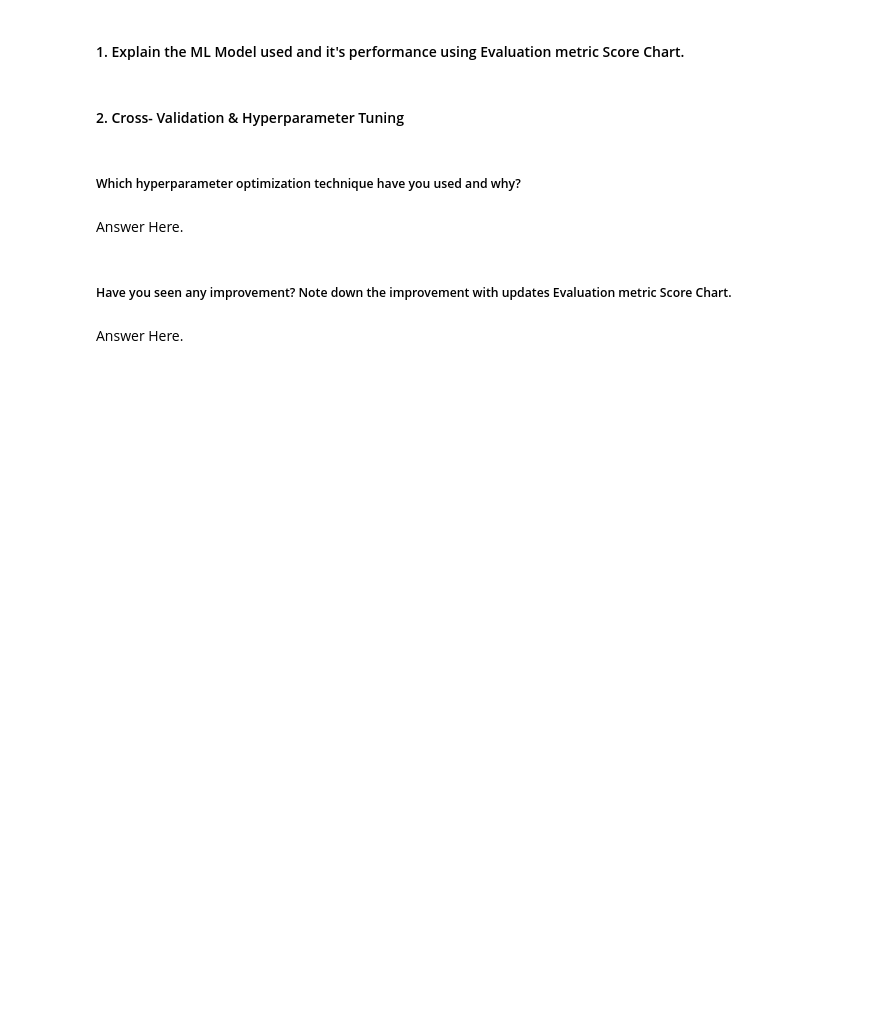
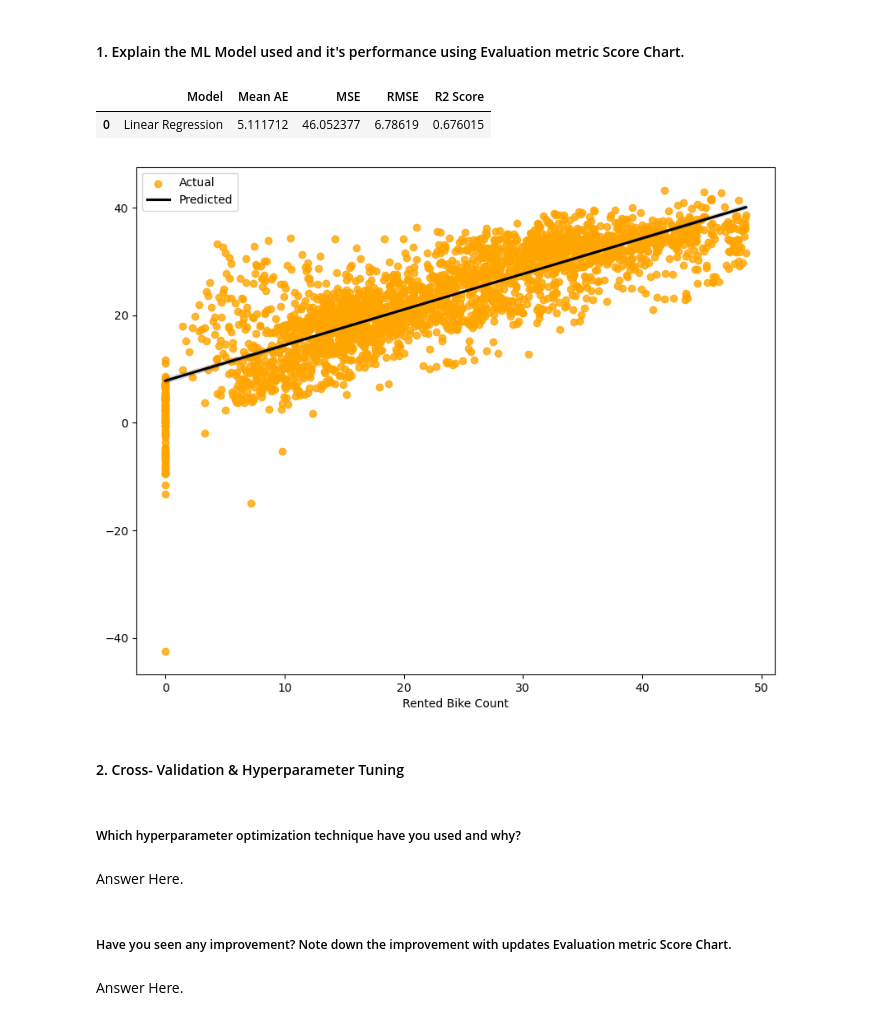
Before and after one commit to lakshay170/ML_bike_demand, a Jupyter notebook: Project.ipynb, the cells around one changed output. Cells and saved outputs as stored; diff of their text form; code cells hidden in the pictures; blank space fills up the shorter version.

Commit message:
Linear Regression

```diff
--- a/Project.ipynb
+++ b/Project.ipynb
@@ -885,4 +876,4 @@ from sklearn.model_selection import train_test_split
 X_train, X_test, y_train, y_test = train_test_split(X, y, test_size=0.30, random_state=0)
 scaler=StandardScaler()
 X_train=scaler.fit_transform(X_train)
-X_test=scaler.fit(X_test)
+X_test=scaler.transform(X_test)
@@ -915,7 +921,14 @@ Answer Here.
 ### ML Model - 1
 # %%
 # ML Model - 1 Implementation
+lin_reg=LinearRegression()
+
 
 # Fit the Algorithm
+reg=lin_reg.fit(X_train,y_train)
 
 # Predict on the model
+lr_y_pred=reg.predict(X_test)
+
+print('Coeff are',reg.coef_)
+print("Intercept is",reg.intercept_)
@@ -922,7 +943,15 @@ Answer Here.
 # %% [markdown]
 #### 1. Explain the ML Model used and it's performance using Evaluation metric Score Chart.
+# %%
+calc_scores('Linear Regression',y_test,lr_y_pred)
+# %% [output]
+|  | Model | Mean AE | MSE | RMSE | R2 Score |
+| 0 | Linear Regression | 5.111712 | 46.052377 | 6.78619 | 0.676015 |
 # %%
 # Visualizing evaluation Metric Score chart
+reg_scatter(y_test,lr_y_pred)
+# %% [output]
+[figure, added]
 # %% [markdown]
 #### 2. Cross- Validation & Hyperparameter Tuning
 # %%
```
Also changed, not shown: parts of 9 cells of this notebook.
